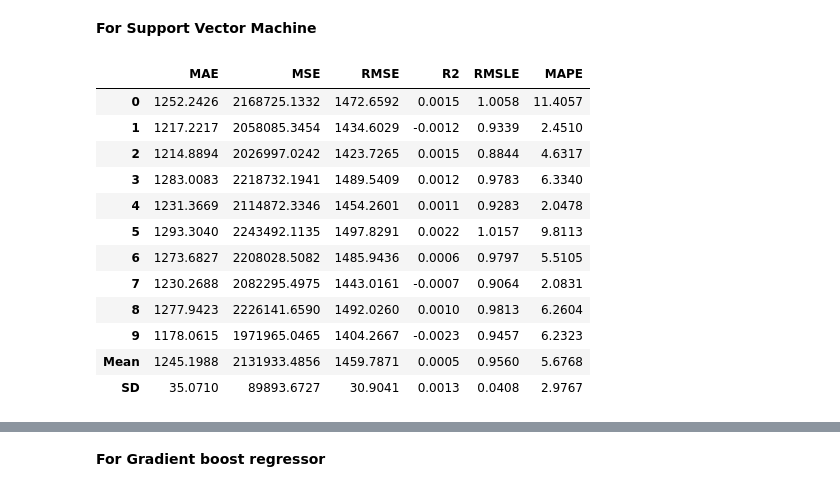
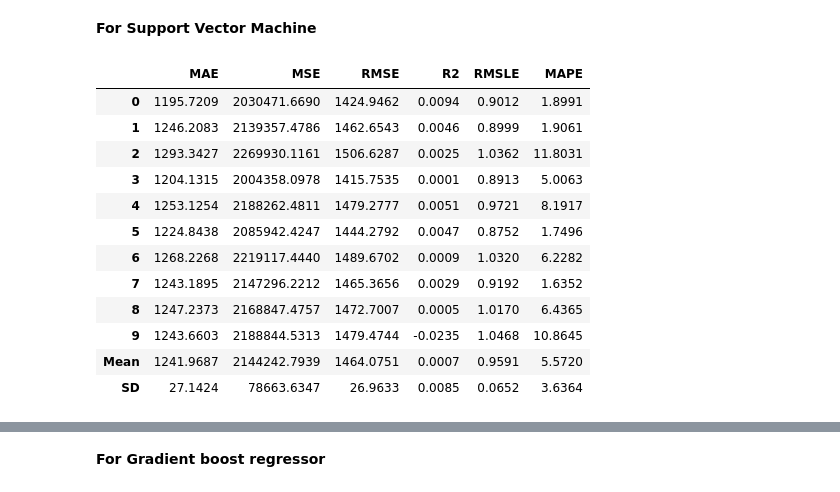
Before and after one commit to h577870/DAT158_ML2, a Jupyter notebook: Customer-revenue-prediction.ipynb, the cells around one changed output, grey strips where cells are left out. Drawn from its saved outputs; the diff is of its cells as text; code cells hidden in the pictures.

```diff
--- a/Customer-revenue-prediction.ipynb
+++ b/Customer-revenue-prediction.ipynb
@@ -339,18 +416,18 @@ tuned_pareg = tune_model(model_pareg)
 # %% [markdown]
 **For Support Vector Machine**
 # %%
-model_svm = create_model('svm')
+model_svm = create_model('svm', C=100)
 # %% [output]
 |  | MAE | MSE | RMSE | R2 | RMSLE | MAPE |
-| 0 | 1252.2426 | 2168725.1332 | 1472.6592 | 0.0015 | 1.0058 | 11.4057 |
-| 1 | 1217.2217 | 2058085.3454 | 1434.6029 | -0.0012 | 0.9339 | 2.4510 |
-| 2 | 1214.8894 | 2026997.0242 | 1423.7265 | 0.0015 | 0.8844 | 4.6317 |
-| 3 | 1283.0083 | 2218732.1941 | 1489.5409 | 0.0012 | 0.9783 | 6.3340 |
-| 4 | 1231.3669 | 2114872.3346 | 1454.2601 | 0.0011 | 0.9283 | 2.0478 |
-| 5 | 1293.3040 | 2243492.1135 | 1497.8291 | 0.0022 | 1.0157 | 9.8113 |
-| 6 | 1273.6827 | 2208028.5082 | 1485.9436 | 0.0006 | 0.9797 | 5.5105 |
-| 7 | 1230.2688 | 2082295.4975 | 1443.0161 | -0.0007 | 0.9064 | 2.0831 |
-| 8 | 1277.9423 | 2226141.6590 | 1492.0260 | 0.0010 | 0.9813 | 6.2604 |
-| 9 | 1178.0615 | 1971965.0465 | 1404.2667 | -0.0023 | 0.9457 | 6.2323 |
-| Mean | 1245.1988 | 2131933.4856 | 1459.7871 | 0.0005 | 0.9560 | 5.6768 |
-| SD | 35.0710 | 89893.6727 | 30.9041 | 0.0013 | 0.0408 | 2.9767 |
+| 0 | 1195.7209 | 2030471.6690 | 1424.9462 | 0.0094 | 0.9012 | 1.8991 |
+| 1 | 1246.2083 | 2139357.4786 | 1462.6543 | 0.0046 | 0.8999 | 1.9061 |
+| 2 | 1293.3427 | 2269930.1161 | 1506.6287 | 0.0025 | 1.0362 | 11.8031 |
+| 3 | 1204.1315 | 2004358.0978 | 1415.7535 | 0.0001 | 0.8913 | 5.0063 |
+| 4 | 1253.1254 | 2188262.4811 | 1479.2777 | 0.0051 | 0.9721 | 8.1917 |
+| 5 | 1224.8438 | 2085942.4247 | 1444.2792 | 0.0047 | 0.8752 | 1.7496 |
+| 6 | 1268.2268 | 2219117.4440 | 1489.6702 | 0.0009 | 1.0320 | 6.2282 |
+| 7 | 1243.1895 | 2147296.2212 | 1465.3656 | 0.0029 | 0.9192 | 1.6352 |
+| 8 | 1247.2373 | 2168847.4757 | 1472.7007 | 0.0005 | 1.0170 | 6.4365 |
+| 9 | 1243.6603 | 2188844.5313 | 1479.4744 | -0.0235 | 1.0468 | 10.8645 |
+| Mean | 1241.9687 | 2144242.7939 | 1464.0751 | 0.0007 | 0.9591 | 5.5720 |
+| SD | 27.1424 | 78663.6347 | 26.9633 | 0.0085 | 0.0652 | 3.6364 |
```
Also changed, not shown: parts of 24 cells of this notebook, 1 other file.
